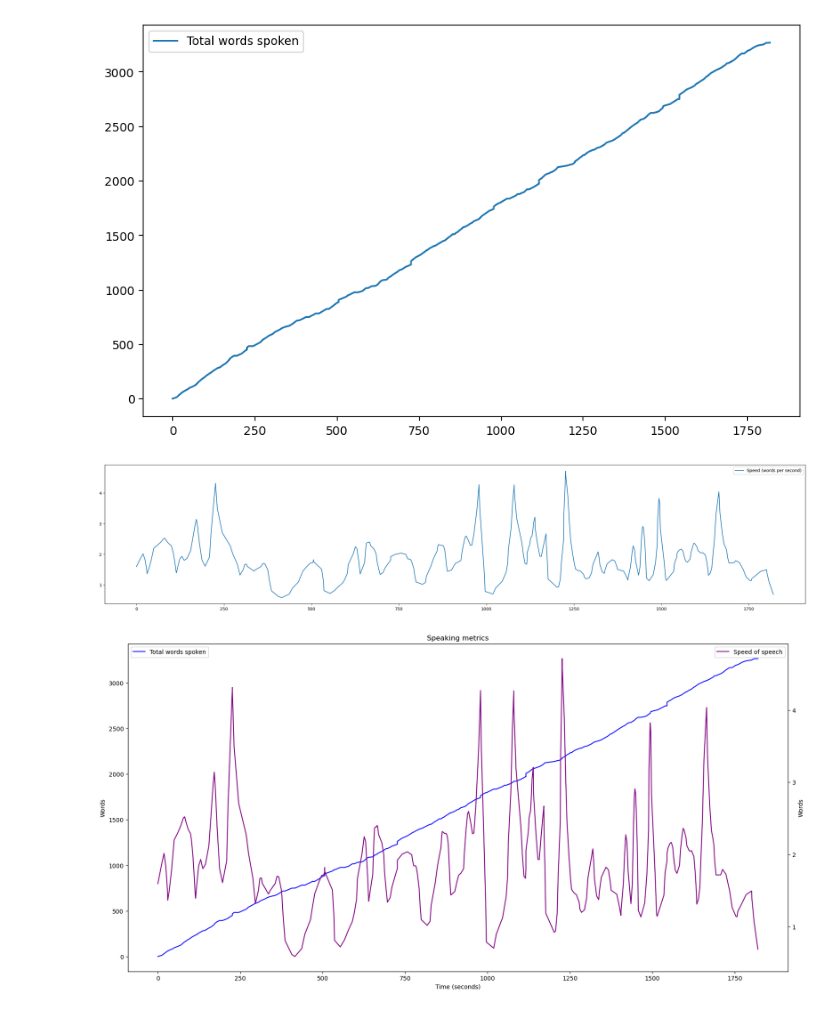
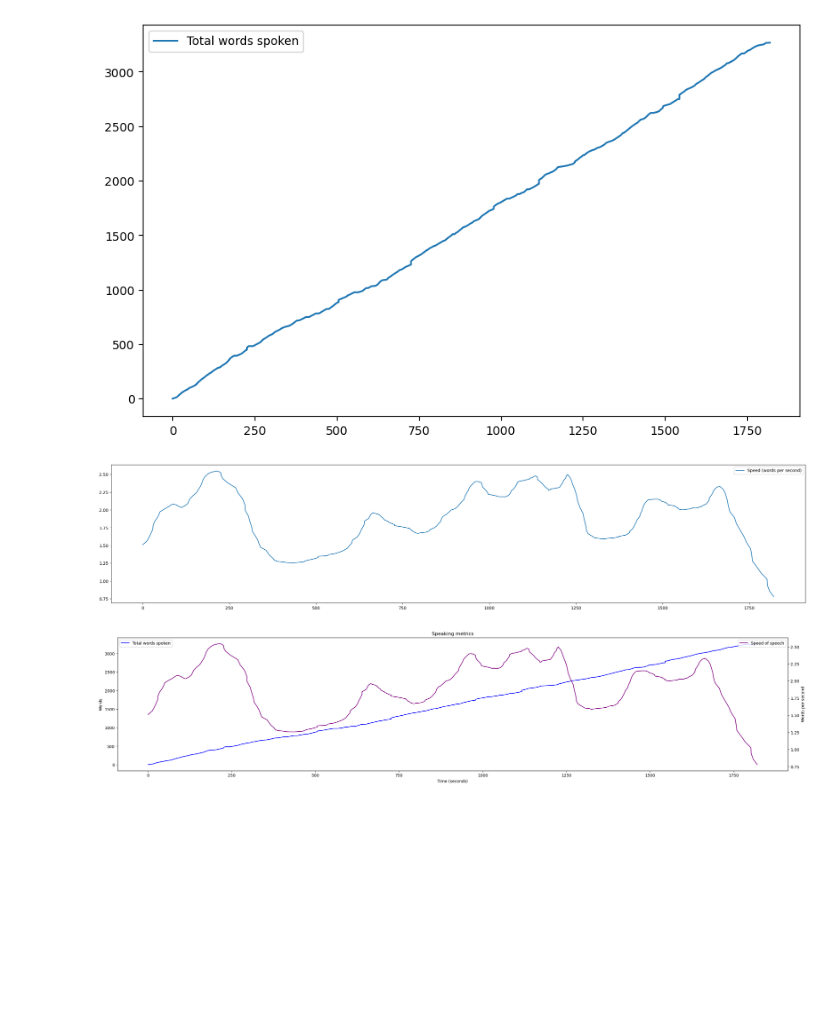
Before and after one commit to frznfrgg/ai_lector, a Jupyter notebook: metrics.ipynb, the cells around one changed output. Saved outputs shown, nothing was run; the diff lists cells and outputs as text; code cells hidden in the pictures; blank space fills up the shorter version.

```diff
--- a/metrics.ipynb
+++ b/metrics.ipynb
@@ -91,7 +92,7 @@ def gaussian_smoothing(myarray: np.ndarray, degree=5):
     smoothed = np.convolve(myarray, weight, mode="valid")
     return smoothed
 # %%
-derivative = np.gradient(words_counter, seconds)
-derivative[derivative >= 7] = 7
-derivative = np.nan_to_num(derivative, nan=np.nanmean(derivative))
-derivative = gaussian_smoothing(derivative, degree=5)
+words_per_second = np.gradient(words_counter, seconds)
+words_per_second[words_per_second >= 7] = 7
+words_per_second = np.nan_to_num(words_per_second, nan=np.nanmean(words_per_second))
+words_per_second = gaussian_smoothing(words_per_second, degree=20)
@@ -112,26 +143,26 @@ plt.show()
 [figure]
 # %%
 plt.figure(figsize=(30, 6))
-plt.plot(seconds, derivative, label="Speed (words per second)")
+plt.plot(seconds, words_per_second, label="Speed (words per second)")
 plt.legend()
 plt.show()
 # %% [output]
-[figure, old version]
+[figure, new version]
 # %%
-plt.figure(figsize=(20, 10))
+plt.figure(figsize=(30, 6))
 plt.title("Speaking metrics")
 
 plt.plot(seconds, words_counter, color="blue", label="Total words spoken")
 plt.ylabel("Words")
 plt.xlabel("Time (seconds)")
 plt.xticks()
 plt.legend(loc="upper left")
 
 ax2 = plt.gca().twinx()
 
-plt.plot(seconds, derivative, color="purple", label="Speed of speech")
-plt.ylabel("Words")
+plt.plot(seconds, words_per_second, color="purple", label="Speed of speech")
+plt.ylabel("Words per second")
 plt.legend(loc="upper right")
 plt.show()
 # %% [output]
-[figure, old version]
+[figure, new version]
```
Also changed, not shown: parts of 5 cells of this notebook.
